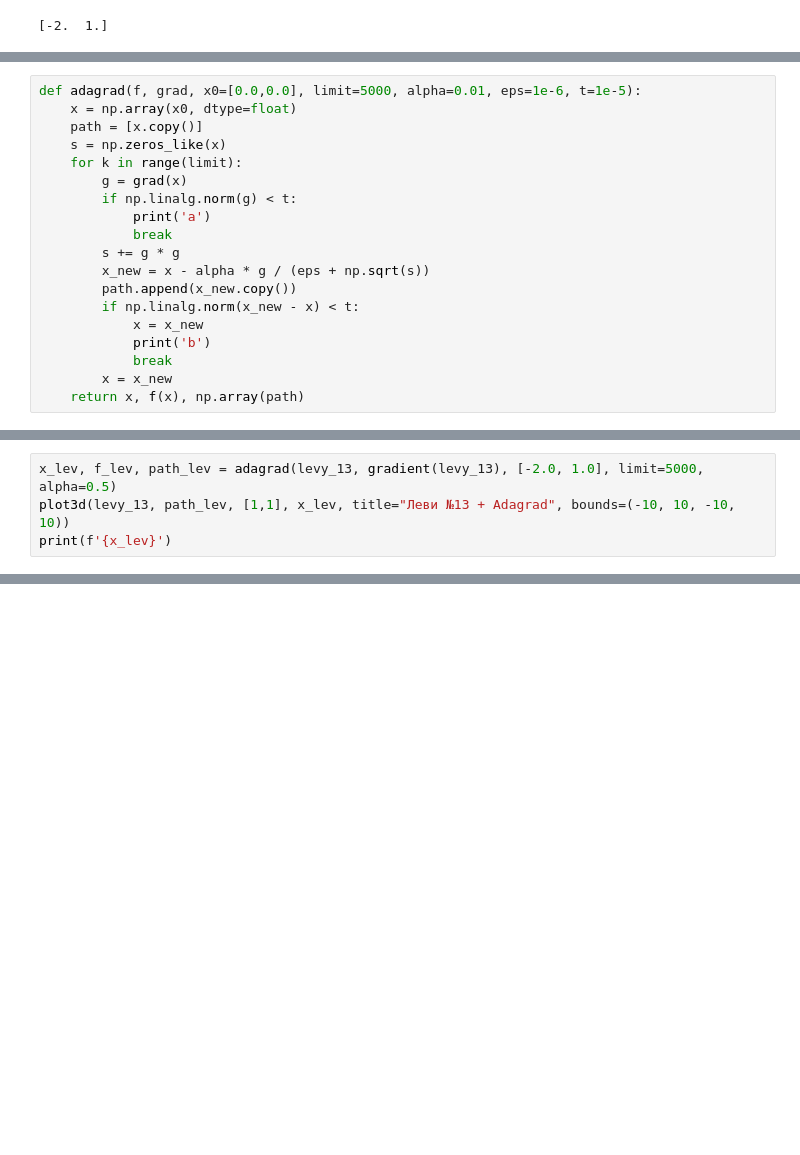
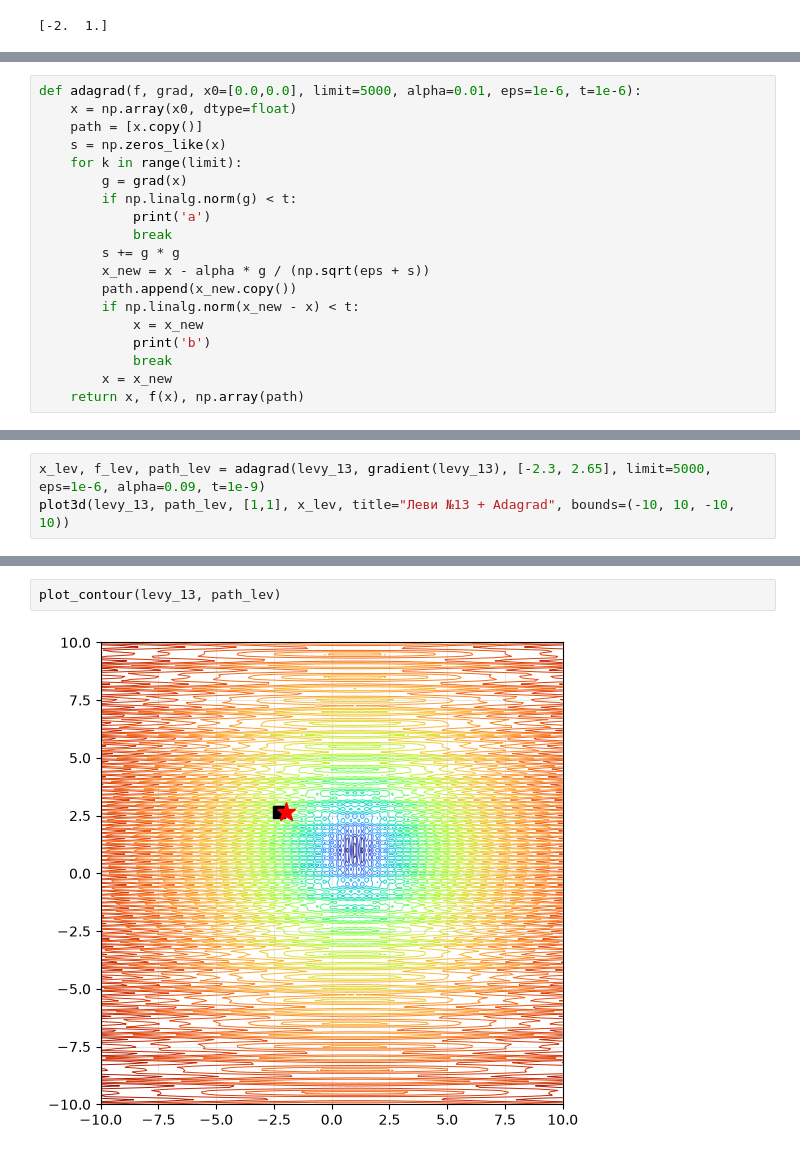
Before and after one commit to xpertdreamer/mroz, a Jupyter notebook: lab5/lab5.ipynb, the cells around one changed output, grey strips where cells are left out. Cells and saved outputs as stored; diff of their text form; blank space fills up the shorter version.

```diff
--- a/lab5/lab5.ipynb
+++ b/lab5/lab5.ipynb
@@ -192,5 +302,5 @@ print(f'{x_lev}')
 # %%
-def adagrad(f, grad, x0=[0.0,0.0], limit=5000, alpha=0.01, eps=1e-6, t=1e-5):
+def adagrad(f, grad, x0=[0.0,0.0], limit=5000, alpha=0.01, eps=1e-6, t=1e-6):
     x = np.array(x0, dtype=float)
     path = [x.copy()]
     s = np.zeros_like(x)
@@ -200,7 +310,7 @@ def adagrad(f, grad, x0=[0.0,0.0], limit=5000, alpha=0.01, eps=1e-6, t=1e-5):
             print('a')
             break
         s += g * g
-        x_new = x - alpha * g / (eps + np.sqrt(s))
+        x_new = x - alpha * g / (np.sqrt(eps + s))
         path.append(x_new.copy())
         if np.linalg.norm(x_new - x) < t:
             x = x_new
@@ -226,5 +342,4 @@ print(f'{x_eas}')
 # %%
-x_lev, f_lev, path_lev = adagrad(levy_13, gradient(levy_13), [-2.0, 1.0], limit=5000, alpha=0.5)
+x_lev, f_lev, path_lev = adagrad(levy_13, gradient(levy_13), [-2.3, 2.65], limit=5000, eps=1e-6, alpha=0.09, t=1e-9)
 plot3d(levy_13, path_lev, [1,1], x_lev, title="Леви №13 + Adagrad", bounds=(-10, 10, -10, 10))
-print(f'{x_lev}')
 # %% [output]
@@ -233,3 +348,7 @@ print(f'{x_lev}')
+# %%
+plot_contour(levy_13, path_lev)
+# %% [output]
+[figure, added]
 # %%
 def adam(f, grad, x0=[0.0, 0.0], limit=5000, t=1e-5, alpha=0.001, gamma1=0.9, gamma2=0.999, eps=1e-8):
     x = np.array(x0, dtype=float)
```
Also changed, not shown: parts of 24 cells of this notebook, 2 other files.
